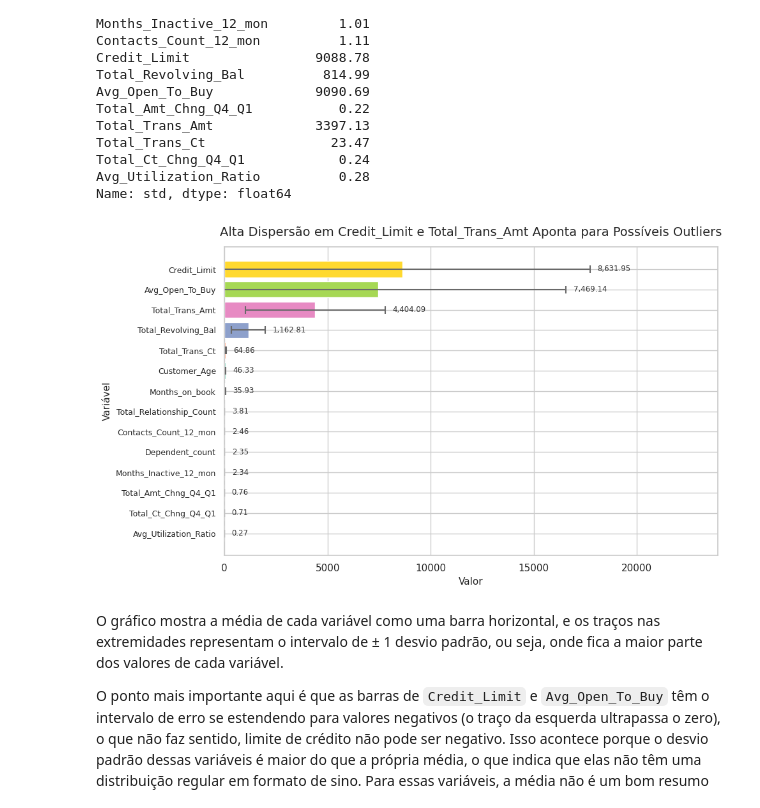
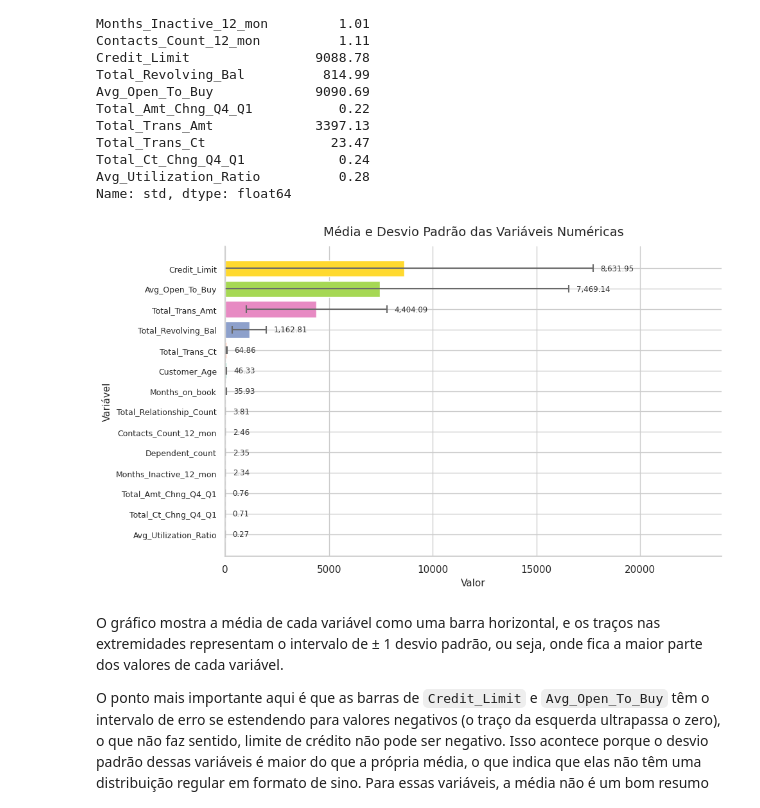
Before and after one commit to diogorblessa/mvp-credit-card-churn, a Jupyter notebook: notebooks/mvp_eda_preprocessing.ipynb, the cells around one changed output. Saved outputs shown, nothing was run; the diff lists cells and outputs as text; code cells hidden in the pictures.

```diff
--- a/notebooks/mvp_eda_preprocessing.ipynb
+++ b/notebooks/mvp_eda_preprocessing.ipynb
@@ -421,36 +423,36 @@ cores = sns.color_palette('Set2', n_colors=len(ordem))
 ax.barh(
     range(len(ordem)),
     medias_vals[ordem],
     xerr=desvios_vals[ordem],
     color=cores,
     edgecolor='white',
     capsize=4,
     error_kw={'elinewidth': 1.5, 'ecolor': 'dimgray', 'capthick': 1.5}
 )
 
 ax.set_yticks(range(len(ordem)))
 ax.set_yticklabels(ordem, fontsize=9)
-ax.set_title('Alta Dispersão em Credit_Limit e Total_Trans_Amt Aponta para Possíveis Outliers',
-             fontsize=14, pad=12)
+ax.set_title('Média e Desvio Padrão das Variáveis Numéricas', fontsize=14, pad=12)
 ax.set_xlabel('Valor', fontsize=11)
 ax.set_ylabel('Variável', fontsize=11)
 
 # Valores numéricos posicionados APÓS o bigode de erro (média + desvio + folga)
 x_max = (medias_vals[ordem] + desvios_vals[ordem]).max()
 folga = x_max * 0.02
 for i, col in enumerate(ordem):
     x_anotacao = medias_vals[col] + desvios_vals[col] + folga
     ax.text(
         x_anotacao, i,
         f'{medias_vals[col]:,.2f}',
         va='center', ha='left', fontsize=8.5, color='#333333'
     )
 
 ax.set_xlim(0, x_max * 1.35)
+sns.despine(ax=ax)
 plt.tight_layout()
 plt.show()
 # %% [output]
-[figure, old version]
+[figure, new version]
 # %% [markdown]
 O gráfico mostra a média de cada variável como uma barra horizontal, e os traços nas extremidades representam o intervalo de ± 1 desvio padrão, ou seja, onde fica a maior parte dos valores de cada variável.
 
```
Also changed, not shown: parts of 5 cells of this notebook.
